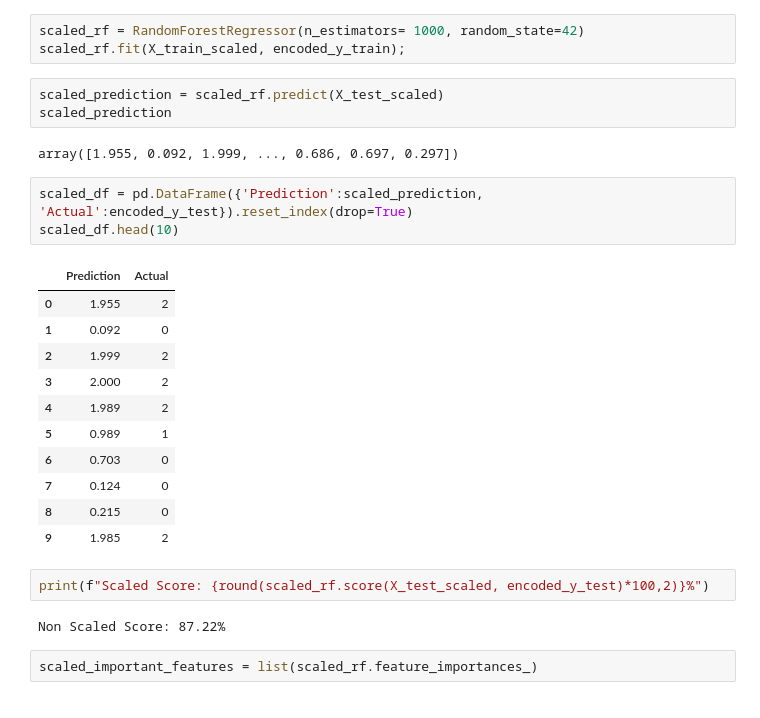
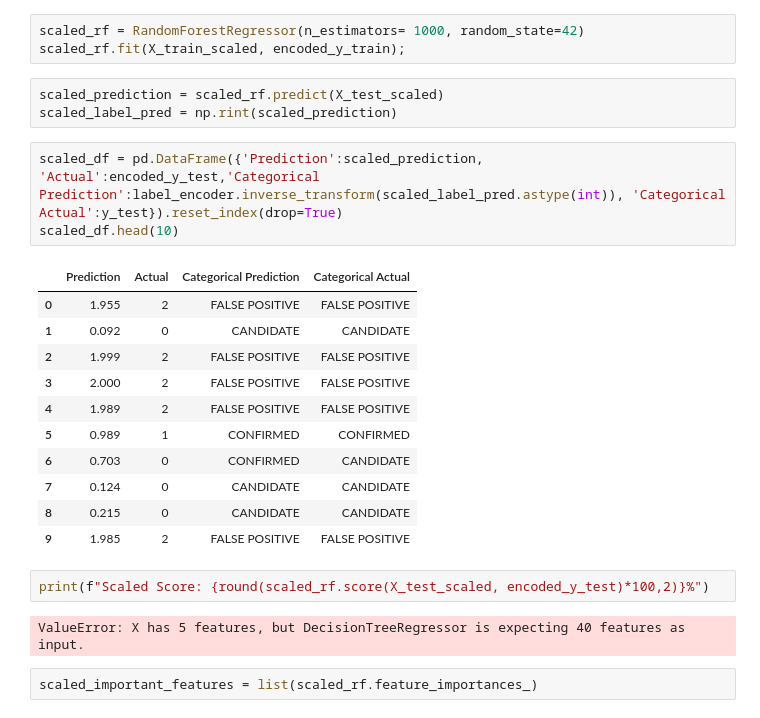
Before and after one commit to RaulMaya/Kepler-Telescope-Search, a Jupyter notebook: models/random_forest/random_forest.ipynb, the cells around one changed output. Saved outputs shown, nothing was run; the diff lists cells and outputs as text.

```diff
--- a/models/random_forest/random_forest.ipynb
+++ b/models/random_forest/random_forest.ipynb
@@ -223,30 +224,28 @@ X_test_scaled = X_scaler.transform(X_test)
 # %%
 scaled_rf = RandomForestRegressor(n_estimators= 1000, random_state=42)
 scaled_rf.fit(X_train_scaled, encoded_y_train);
-# %%
-scaled_prediction = scaled_rf.predict(X_test_scaled)
-scaled_prediction
-# %% [output]
-array([1.955, 0.092, 1.999, ..., 0.686, 0.697, 0.297])
-# %%
-scaled_df = pd.DataFrame({'Prediction':scaled_prediction, 'Actual':encoded_y_test}).reset_index(drop=True)
-scaled_df.head(10)
-# %% [output]
-|  | Prediction | Actual |
-| 0 | 1.955 | 2 |
-| 1 | 0.092 | 0 |
-| 2 | 1.999 | 2 |
-| 3 | 2.000 | 2 |
-| 4 | 1.989 | 2 |
-| 5 | 0.989 | 1 |
-| 6 | 0.703 | 0 |
-| 7 | 0.124 | 0 |
-| 8 | 0.215 | 0 |
-| 9 | 1.985 | 2 |
-# %%
-print(f"Scaled Score: {round(scaled_rf.score(X_test_scaled, encoded_y_test)*100,2)}%")
-# %% [output]
-Non Scaled Score: 87.22%
+# %%
+scaled_prediction = scaled_rf.predict(X_test_scaled)
+scaled_label_pred = np.rint(scaled_prediction)
+# %%
+scaled_df = pd.DataFrame({'Prediction':scaled_prediction, 'Actual':encoded_y_test,'Categorical Prediction':label_encoder.inverse_transform(scaled_label_pred.astype(int)), 'Categorical Actual':y_test}).reset_index(drop=True)
+scaled_df.head(10)
+# %% [output]
+|  | Prediction | Actual | Categorical Prediction | Categorical Actual |
+| 0 | 1.955 | 2 | FALSE POSITIVE | FALSE POSITIVE |
+| 1 | 0.092 | 0 | CANDIDATE | CANDIDATE |
+| 2 | 1.999 | 2 | FALSE POSITIVE | FALSE POSITIVE |
+| 3 | 2.000 | 2 | FALSE POSITIVE | FALSE POSITIVE |
+| 4 | 1.989 | 2 | FALSE POSITIVE | FALSE POSITIVE |
+| 5 | 0.989 | 1 | CONFIRMED | CONFIRMED |
+| 6 | 0.703 | 0 | CONFIRMED | CANDIDATE |
+| 7 | 0.124 | 0 | CANDIDATE | CANDIDATE |
+| 8 | 0.215 | 0 | CANDIDATE | CANDIDATE |
+| 9 | 1.985 | 2 | FALSE POSITIVE | FALSE POSITIVE |
+# %%
+print(f"Scaled Score: {round(scaled_rf.score(X_test_scaled, encoded_y_test)*100,2)}%")
+# %% [output]
+ValueError: X has 5 features, but DecisionTreeRegressor is expecting 40 features as input.
 # %%
 scaled_important_features = list(scaled_rf.feature_importances_)
 # %%
```
Also changed, not shown: parts of 23 cells of this notebook, 4 other files.
